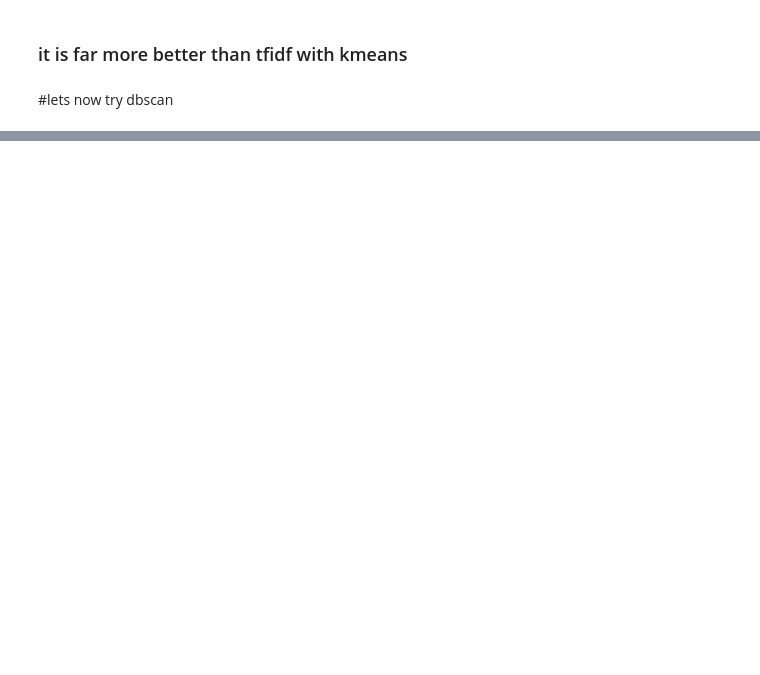
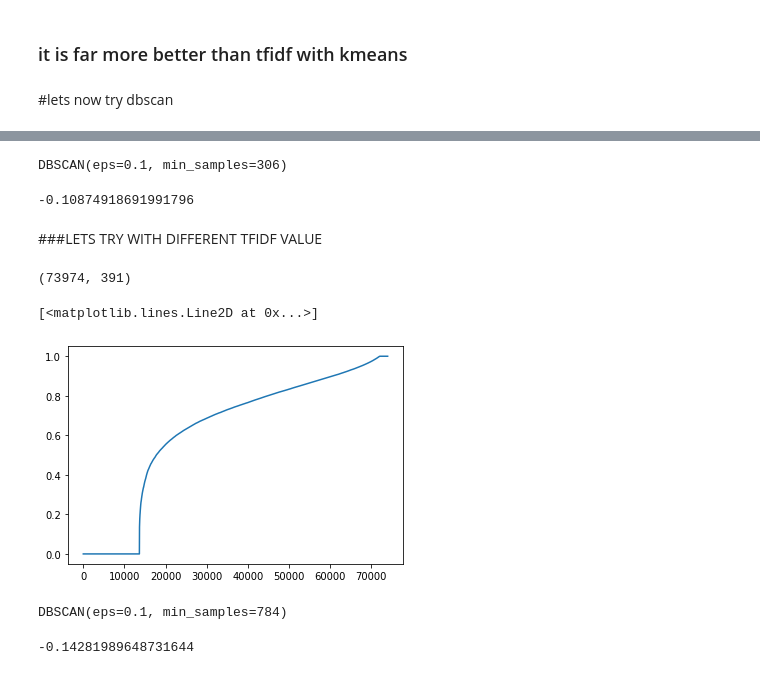
Before and after one commit to ydv1412/comapny_clustering, a Jupyter notebook: company_clustering.ipynb, the cells around one changed output, grey strips where cells are left out. Saved outputs shown, nothing was run; the diff lists cells and outputs as text; code cells hidden in the pictures; blank space fills up the shorter version.

```diff
--- a/company_clustering.ipynb
+++ b/company_clustering.ipynb
@@ -726,0 +769,39 @@ print(silhouette_score(tfidf_vector, labels, metric = 'euclidean'))
+# %%
+m = DBSCAN(eps = 0.1, min_samples = 306)
+m.fit(tfidf_vector)
+# %% [output]
+DBSCAN(eps=0.1, min_samples=306)
+# %%
+labels = m.labels_
+print(silhouette_score(tfidf_vector, labels, metric = 'euclidean'))
+# %% [output]
+-0.10874918691991796
+# %% [markdown]
+###LETS TRY WITH DIFFERENT TFIDF VALUE
+# %%
+count_vector = TfidfVectorizer(max_df=0.8, min_df=500)
+tfidf_vector = count_vector.fit_transform(df['meta_description'].values)
+print(tfidf_vector.shape)
+# %% [output]
+(73974, 391)
+# %%
+neigh = NearestNeighbors(n_neighbors = 784)
+nbrs = neigh.fit(tfidf_vector)
+distances , indices = nbrs.kneighbors(tfidf_vector)
+# %%
+distances = np.sort(distances , axis = 0)
+distances = distances[:,1]
+plt.plot(distances)
+# %% [output]
+[<matplotlib.lines.Line2D at 0x...>]
+[figure, added]
+# %%
+m = DBSCAN(eps = 0.1, min_samples = 784)
+m.fit(tfidf_vector)
+# %% [output]
+DBSCAN(eps=0.1, min_samples=784)
+# %%
+labels = m.labels_
+print(silhouette_score(tfidf_vector, labels, metric = 'euclidean'))
+# %% [output]
+-0.14281989648731644
```
Also changed, not shown: parts of 14 cells of this notebook.
